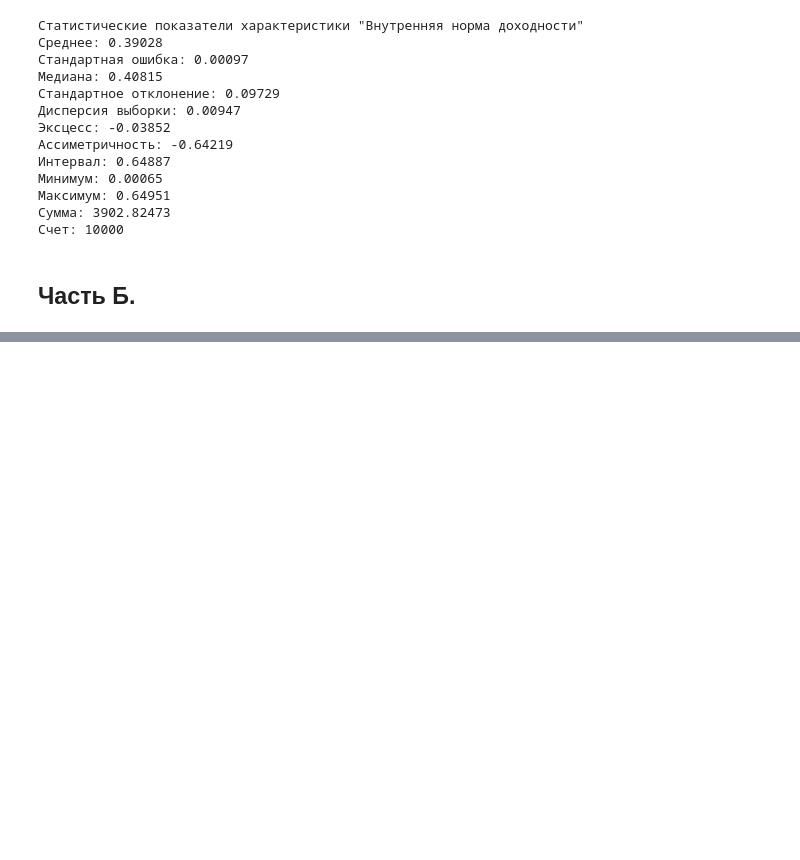
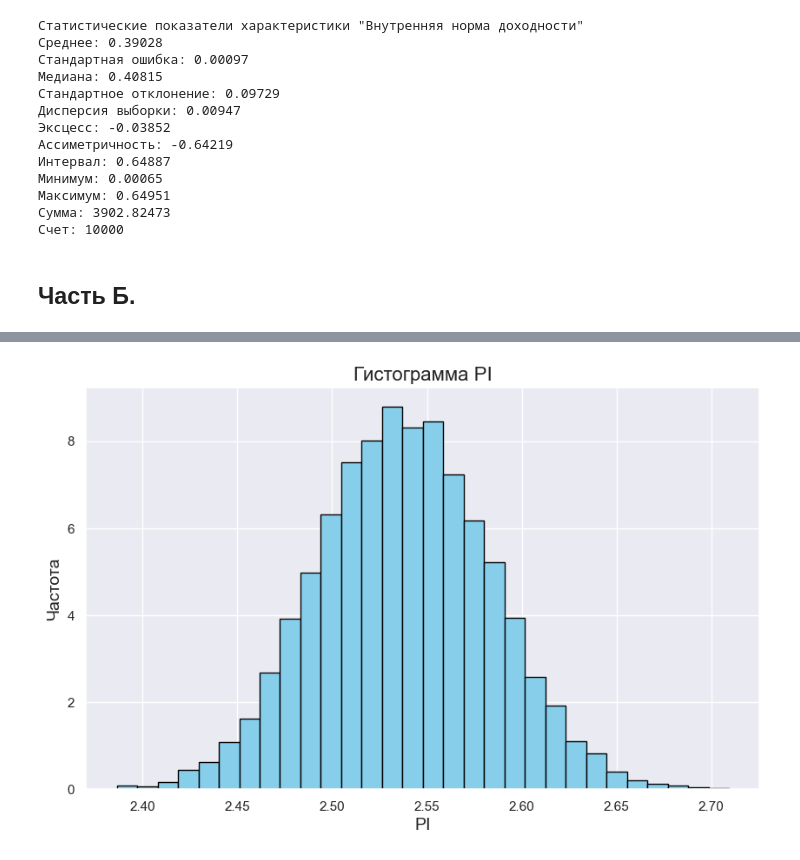
Before and after one commit to Malomalsky/imit, a Jupyter notebook: src/monte_carlo.ipynb, the cells around one changed output, grey strips where cells are left out. Cells and saved outputs as stored; diff of their text form; code cells hidden in the pictures; blank space fills up the shorter version.

```diff
--- a/src/monte_carlo.ipynb
+++ b/src/monte_carlo.ipynb
@@ -436,0 +507,2 @@ print_statistics(NPV)
+# %%
+PI = (CF1/(1 + i) + CF2/((1 + i)**2) + CF3/((1 + i)**3)) / I0
@@ -436,0 +514,10 @@ print_statistics(NPV)
+# %%
+plt.figure(figsize=(10, 6))
+plt.hist(PI, bins=30, density=True, color='skyblue', edgecolor='black')
+plt.xlabel('PI', fontsize=14)
+plt.ylabel('Частота', fontsize=14)
+plt.title('Гистограмма PI', fontsize=16)
+plt.grid(True)
+plt.show()
+# %% [output]
+[figure, added]
```
Also changed, not shown: parts of 17 cells of this notebook, 1 other file.
